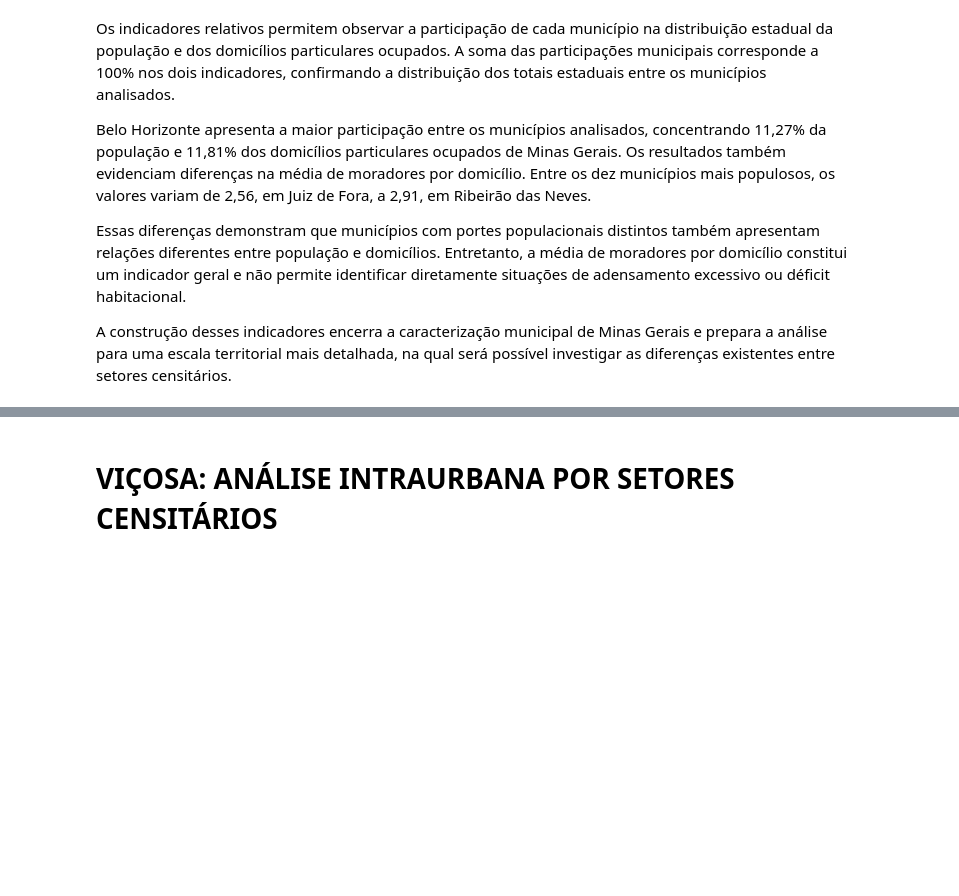
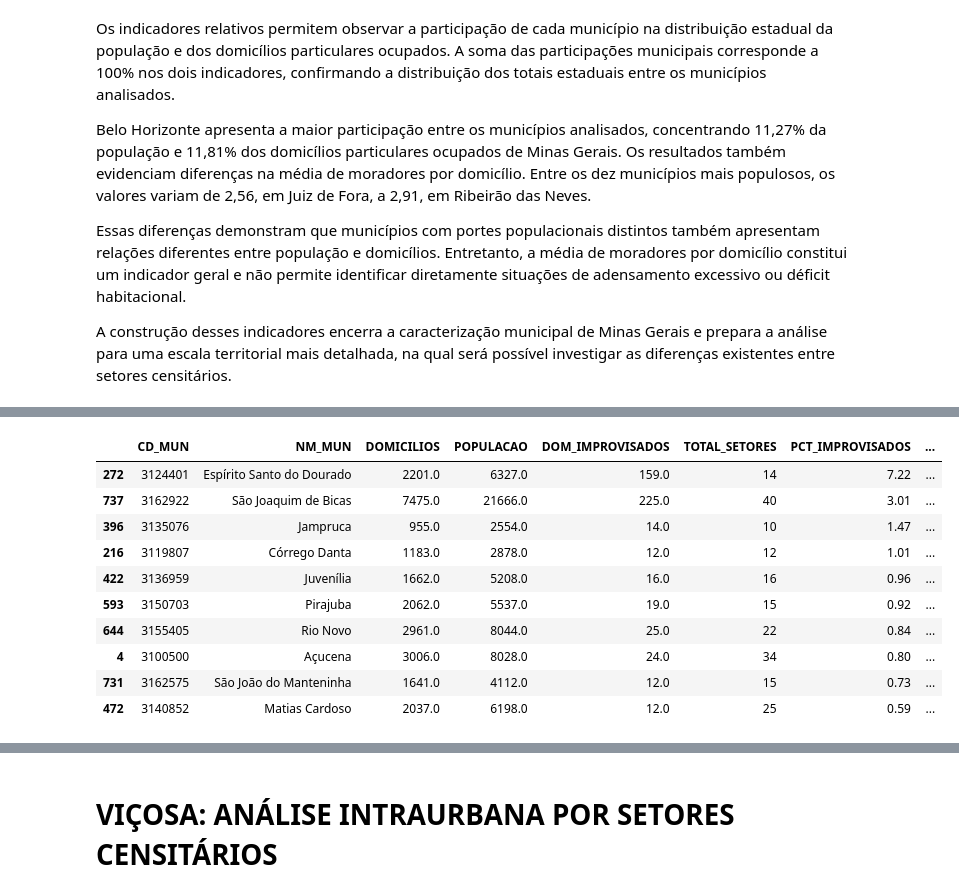
Before and after one commit to PriscilaForcel/Cursos_Oficinas_Treinamentos, a Jupyter notebook: WORKSHOP_AULA2.ipynb, the cells around one changed output, grey strips where cells are left out. Cells and saved outputs as stored; diff of their text form; code cells hidden in the pictures; blank space fills up the shorter version.

```diff
--- a/WORKSHOP_AULA2.ipynb
+++ b/WORKSHOP_AULA2.ipynb
@@ -745,0 +1250,72 @@ A construção desses indicadores encerra a caracterização municipal de Minas
+# %%
+# Calcula os totais por setor.
+
+dados_setores_mg["DOMICILIOS_CONSIDERADOS"] = (
+    dados_setores_mg["DOM1_V00001"]
+    + dados_setores_mg["DOM1_V00002"]
+)
+
+dados_setores_mg["POPULACAO_CONSIDERADA"] = (
+    dados_setores_mg["DOM1_V00005"]
+    + dados_setores_mg["DOM1_V00006"]
+)
+
+
+# Agrega os dados por município.
+
+indicadores_hab_mg = (
+    dados_setores_mg
+    .groupby(["CD_MUN", "NM_MUN"])
+    .agg(
+        DOMICILIOS=(
+            "DOMICILIOS_CONSIDERADOS", "sum"
+        ),
+        POPULACAO=(
+            "POPULACAO_CONSIDERADA", "sum"
+        ),
+        DOM_IMPROVISADOS=(
+            "DOM1_V00002", "sum"
+        ),
+        TOTAL_SETORES=(
+            "CD_SETOR", "nunique"
+        )
+    )
+    .reset_index()
+)
+
+
+# Constrói os indicadores municipais.
+
+indicadores_hab_mg["PCT_IMPROVISADOS"] = (
+    indicadores_hab_mg["DOM_IMPROVISADOS"]
+    / indicadores_hab_mg["DOMICILIOS"].replace(0, np.nan)
+) * 100
+
+
+indicadores_hab_mg["MEDIA_MORADORES"] = (
+    indicadores_hab_mg["POPULACAO"]
+    / indicadores_hab_mg["DOMICILIOS"].replace(0, np.nan)
+)
+
+
+# Apresenta os dez municípios com maior percentual
+# de domicílios improvisados.
+
+display(
+    indicadores_hab_mg.sort_values(
+        "PCT_IMPROVISADOS",
+        ascending=False
+    ).head(10).round(2)
+)
+# %% [output]
+|  | CD_MUN | NM_MUN | DOMICILIOS | POPULACAO | DOM_IMPROVISADOS | TOTAL_SETORES | PCT_IMPROVISADOS | ... |
+| 272 | 3124401 | Espírito Santo do Dourado | 2201.0 | 6327.0 | 159.0 | 14 | 7.22 | ... |
+| 737 | 3162922 | São Joaquim de Bicas | 7475.0 | 21666.0 | 225.0 | 40 | 3.01 | ... |
+| 396 | 3135076 | Jampruca | 955.0 | 2554.0 | 14.0 | 10 | 1.47 | ... |
+| 216 | 3119807 | Córrego Danta | 1183.0 | 2878.0 | 12.0 | 12 | 1.01 | ... |
+| 422 | 3136959 | Juvenília | 1662.0 | 5208.0 | 16.0 | 16 | 0.96 | ... |
+| 593 | 3150703 | Pirajuba | 2062.0 | 5537.0 | 19.0 | 15 | 0.92 | ... |
+| 644 | 3155405 | Rio Novo | 2961.0 | 8044.0 | 25.0 | 22 | 0.84 | ... |
+| 4 | 3100500 | Açucena | 3006.0 | 8028.0 | 24.0 | 34 | 0.80 | ... |
+| 731 | 3162575 | São João do Manteninha | 1641.0 | 4112.0 | 12.0 | 15 | 0.73 | ... |
+| 472 | 3140852 | Matias Cardoso | 2037.0 | 6198.0 | 12.0 | 25 | 0.59 | ... |
```
Also changed, not shown: parts of 44 cells of this notebook.
